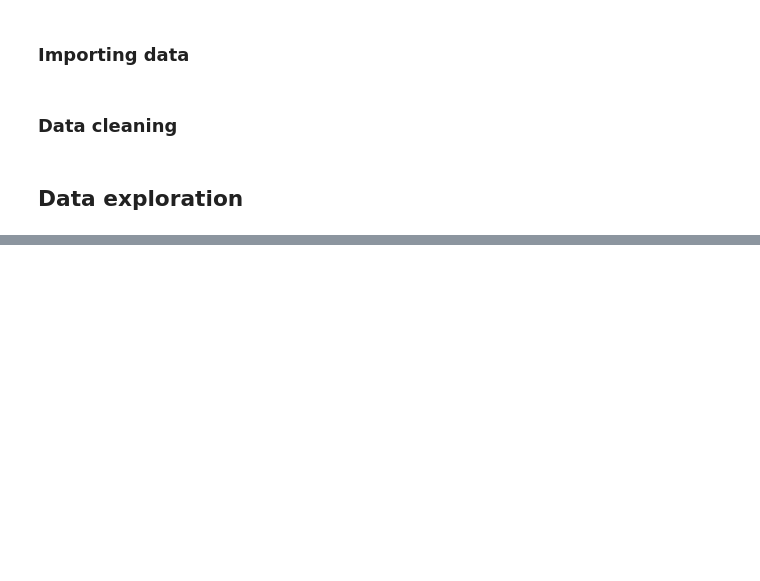
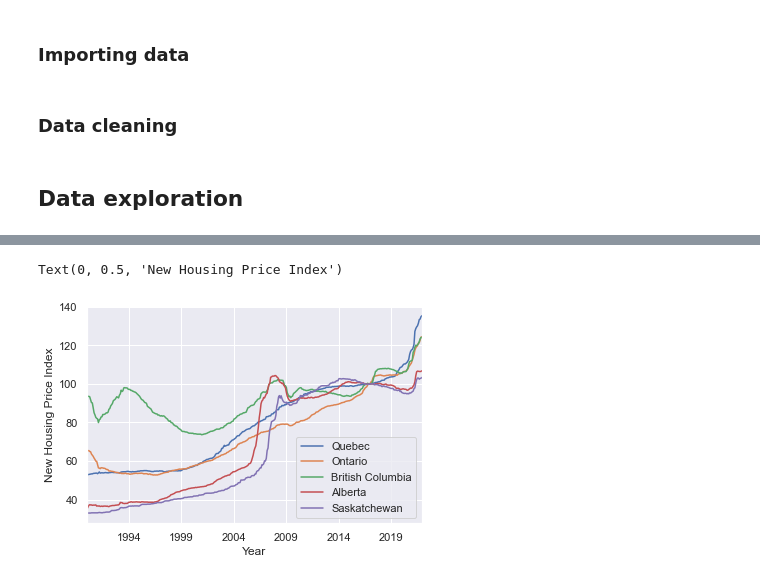
Before and after one commit to ChinhTranKaizen/StatCanHousing, a Jupyter notebook: DataAnalysis.ipynb, the cells around one changed output, grey strips where cells are left out. Saved outputs shown, nothing was run; the diff lists cells and outputs as text; code cells hidden in the pictures; blank space fills up the shorter version.

```diff
--- a/DataAnalysis.ipynb
+++ b/DataAnalysis.ipynb
@@ -43,0 +56,28 @@ ModuleNotFoundError: No module named 'geopandas'
+# %%
+#Comparing top 5 highest GDP provinces to the Canada
+quebec = province_df['Quebec']
+quebec = quebec[(quebec['New housing price indexes'].str.contains('Total')) &(quebec['Month']>='01-1990')]
+layqc = quebec.plot(x = 'Month',y = 'VALUE')
+
+ontario = province_df['Ontario']
+ontario = ontario[(ontario['New housing price indexes'].str.contains('Total')) &(ontario['Month']>='01-1990')]
+layon = ontario.plot(x = 'Month',y = 'VALUE', ax = layqc)
+
+bc = province_df['British Columbia']
+bc = bc[(bc['New housing price indexes'].str.contains('Total')) &(bc['Month']>='01-1990')]
+laybc = bc.plot(x = 'Month',y = 'VALUE', ax = layon)
+
+ab = province_df['Alberta']
+ab = ab[(ab['New housing price indexes'].str.contains('Total')) &(ab['Month']>='01-1990')]
+layab = ab.plot(x = 'Month',y = 'VALUE', ax = laybc)
+
+sk = province_df['Saskatchewan']
+sk = sk[(sk['New housing price indexes'].str.contains('Total')) &(sk['Month']>='01-1990')]
+laysk = sk.plot(x = 'Month',y = 'VALUE', ax = layab)
+
+plt.legend(['Quebec','Ontario','British Columbia', 'Alberta','Saskatchewan'])
+plt.xlabel('Year')
+plt.ylabel('New Housing Price Index')
+# %% [output]
+Text(0, 0.5, 'New Housing Price Index')
+[figure, added]
```
Also changed, not shown: parts of 6 cells of this notebook.
